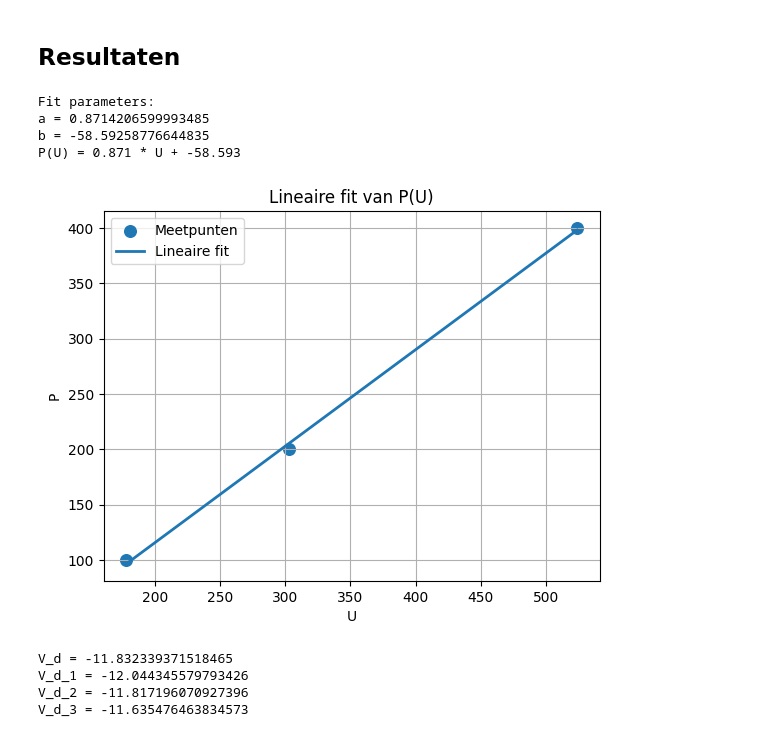
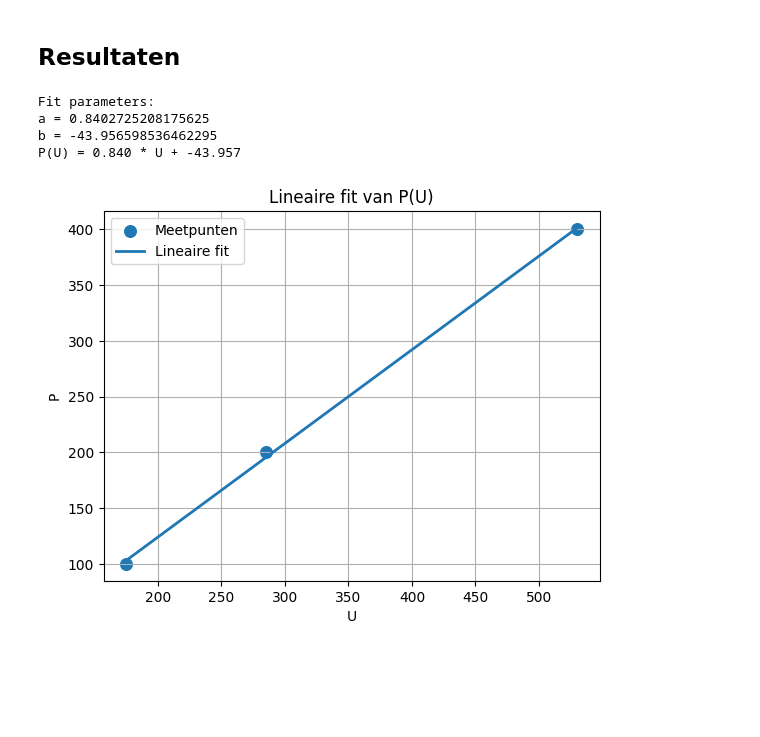
Before and after one commit to WouterAlejandro/IP2_1, a Jupyter notebook: Content/Labs/druksensorijken.ipynb, the cells around one changed output. Saved outputs shown, nothing was run; the diff lists cells and outputs as text; code cells hidden in the pictures; blank space fills up the shorter version.

```diff
--- a/Content/Labs/druksensorijken.ipynb
+++ b/Content/Labs/druksensorijken.ipynb
@@ -72,42 +72,42 @@ from scipy.optimize import curve_fit
 import matplotlib.pyplot as plt
 
 # Jouw data
-U = np.array([178 , 303 , 524])
+U = np.array([175 , 285 , 530])
 P = np.array([100, 200, 400])
 
 # Lineair model
 def linear(U, a, b):
     return a * U + b
 
 # Fit uitvoeren
 popt, pcov = curve_fit(linear, U, P)
 a, b = popt
 
 print("Fit parameters:")
 print("a =", a)
 print("b =", b)
 print(f"P(U) = {a:.3f} * U + {b:.3f}")
 
 # Lijn om te plotten
 U_line = np.linspace(min(U), max(U), 100)
 P_line = linear(U_line, a, b)
 
 # Plotten
 plt.scatter(U, P, label="Meetpunten", s=70)
 plt.plot(U_line, P_line, label="Lineaire fit", linewidth=2)
 
 plt.xlabel("U")
 plt.ylabel("P")
 plt.title("Lineaire fit van P(U)")
 plt.legend()
 plt.grid(True)
 plt.show()
 # %% [output]
 Fit parameters:
-a = 0.8714206599993485
-b = -58.59258776644835
-P(U) = 0.871 * U + -58.593
+a = 0.8402725208175625
+b = -43.956598536462295
+P(U) = 0.840 * U + -43.957
-[figure, old version]
+[figure, new version]
 # %%
 import numpy as np
 from scipy.optimize import curve_fit
@@ -119,25 +119,4 @@ P = 0.871 * U + -58.593
 V = np.array([60 , 55 , 50 , 45 , 40 , 35 , 30 , 25 , 20])
-# %%
-# P * (V_1 + V_d) = P * (V_2 + V_d) = P * (V_3 + V_d)
-
-U = np.array([136 , 144 , 154 , 166 , 179 , 197 , 220 , 250 , 289])
-
-P = 0.871 * U + -58.593
-V = np.array([60 , 55 , 50 , 45 , 40 , 35 , 30 , 25 , 20])
-
-V_d_1 = (P[0] * V[0] - P[1] * V[1]) / (P[1] - P[0])
-V_d_2 = (P[0] * V[0] - P[2] * V[2]) / (P[2] - P[0])
-V_d_3 = (P[1] * V[1] - P[2] * V[2]) / (P[2] - P[1])
-V_d = (V_d_1 + V_d_2 + V_d_3) / 3
-print("V_d =", V_d)
-print("V_d_1 =", V_d_1)
-print("V_d_2 =", V_d_2)
-print("V_d_3 =", V_d_3)
-# %% [output]
-V_d = -11.832339371518465
-V_d_1 = -12.044345579793426
-V_d_2 = -11.817196070927396
-V_d_3 = -11.635476463834573
 # %%
 # Fit van Boyle's wet
 def boyle_model(V, k, V_d):
```
Also changed, not shown: parts of 3 cells of this notebook, 2 other files.
